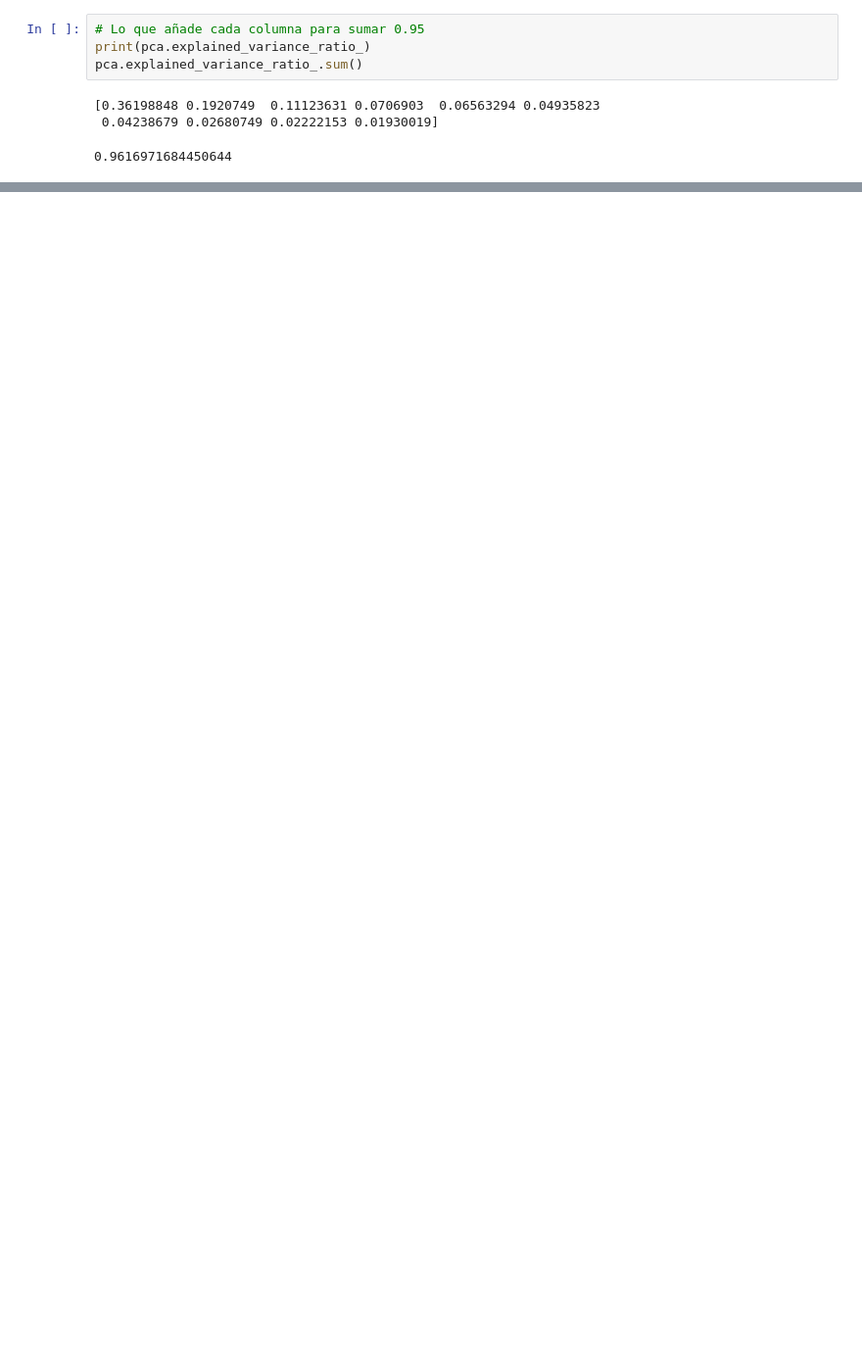
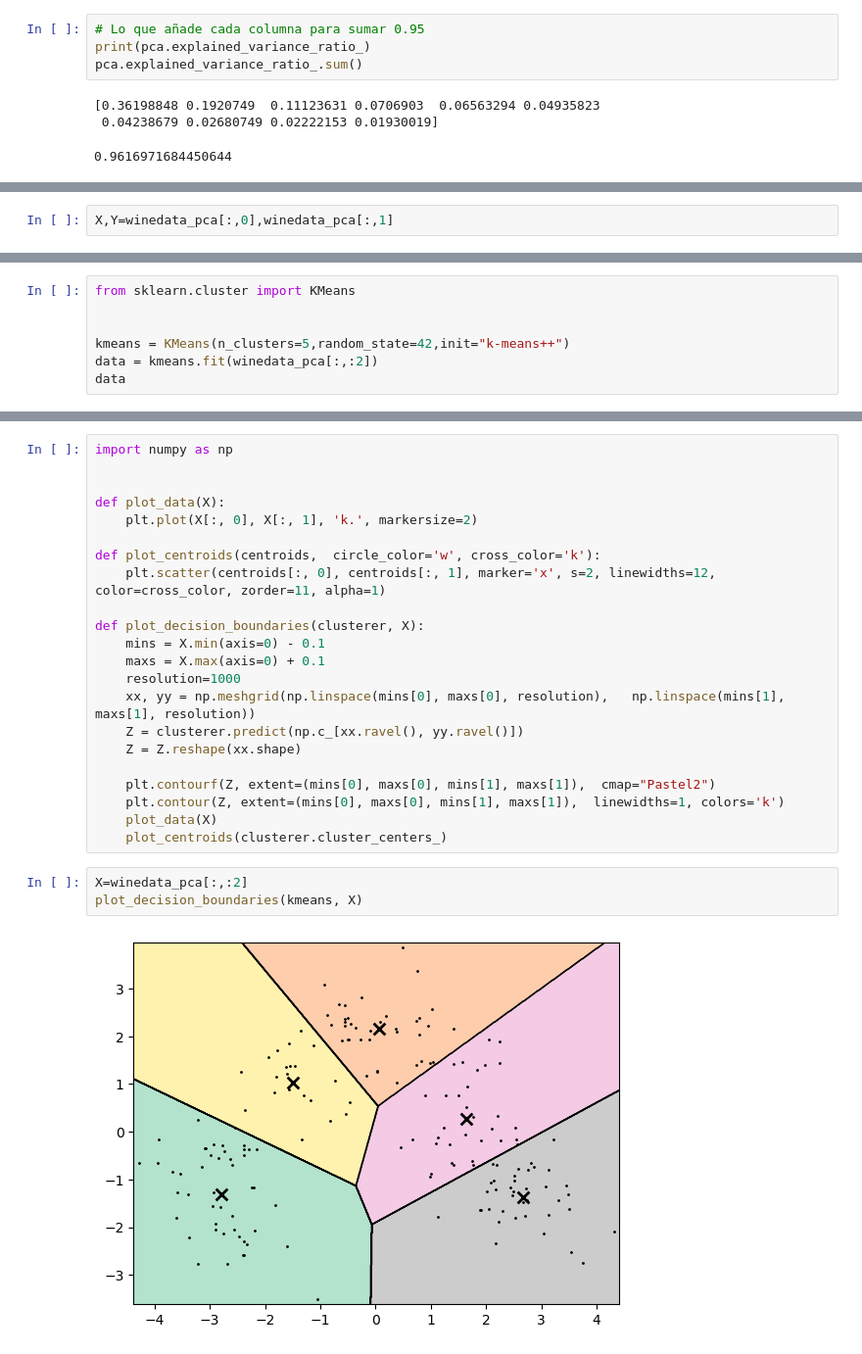
Before and after one commit to diegoguizanlopez/BigDataEIa, a Jupyter notebook: IA/Sistemas_Aprendizaje_Automatico/2-Trimestre/Dimensionalidad/Vino_(Reducción_Por_Clustering)/vino.ipynb, the cells around one changed output, grey strips where cells are left out. Shown at 98% size. Cells and saved outputs as stored; diff of their text form; blank space fills up the shorter version.

```diff
--- a/IA/Sistemas_Aprendizaje_Automatico/2-Trimestre/Dimensionalidad/Vino_(Reducción_Por_Clustering)/vino.ipynb
+++ b/IA/Sistemas_Aprendizaje_Automatico/2-Trimestre/Dimensionalidad/Vino_(Reducción_Por_Clustering)/vino.ipynb
@@ -116,3 +135,5 @@ pca.explained_variance_ratio_.sum()
+# %%
+X,Y=winedata_pca[:,0],winedata_pca[:,1]
 # %%
 import matplotlib.pyplot as plt
 
@@ -124 +144,8 @@ plt.scatter(winedata_pca[:,0],winedata_pca[:,1])
 [figure]
+# %%
+from sklearn.cluster import KMeans
+
+
+kmeans = KMeans(n_clusters=5,random_state=42,init="k-means++")
+data = kmeans.fit(winedata_pca[:,:2])
+data
@@ -124,0 +174,27 @@ plt.scatter(winedata_pca[:,0],winedata_pca[:,1])
+# %%
+import numpy as np
+
+
+def plot_data(X):
+    plt.plot(X[:, 0], X[:, 1], 'k.', markersize=2)
+
+def plot_centroids(centroids,  circle_color='w', cross_color='k'):
+    plt.scatter(centroids[:, 0], centroids[:, 1], marker='x', s=2, linewidths=12, color=cross_color, zorder=11, alpha=1)
+
+def plot_decision_boundaries(clusterer, X):
+    mins = X.min(axis=0) - 0.1
+    maxs = X.max(axis=0) + 0.1
+    resolution=1000
+    xx, yy = np.meshgrid(np.linspace(mins[0], maxs[0], resolution),   np.linspace(mins[1], maxs[1], resolution))
+    Z = clusterer.predict(np.c_[xx.ravel(), yy.ravel()])
+    Z = Z.reshape(xx.shape)
+
+    plt.contourf(Z, extent=(mins[0], maxs[0], mins[1], maxs[1]),  cmap="Pastel2")
+    plt.contour(Z, extent=(mins[0], maxs[0], mins[1], maxs[1]),  linewidths=1, colors='k')
+    plot_data(X)
+    plot_centroids(clusterer.cluster_centers_)
+# %%
+X=winedata_pca[:,:2]
+plot_decision_boundaries(kmeans, X)
+# %% [output]
+[figure, added]
```
Also changed, not shown: parts of 24 cells of this notebook.
